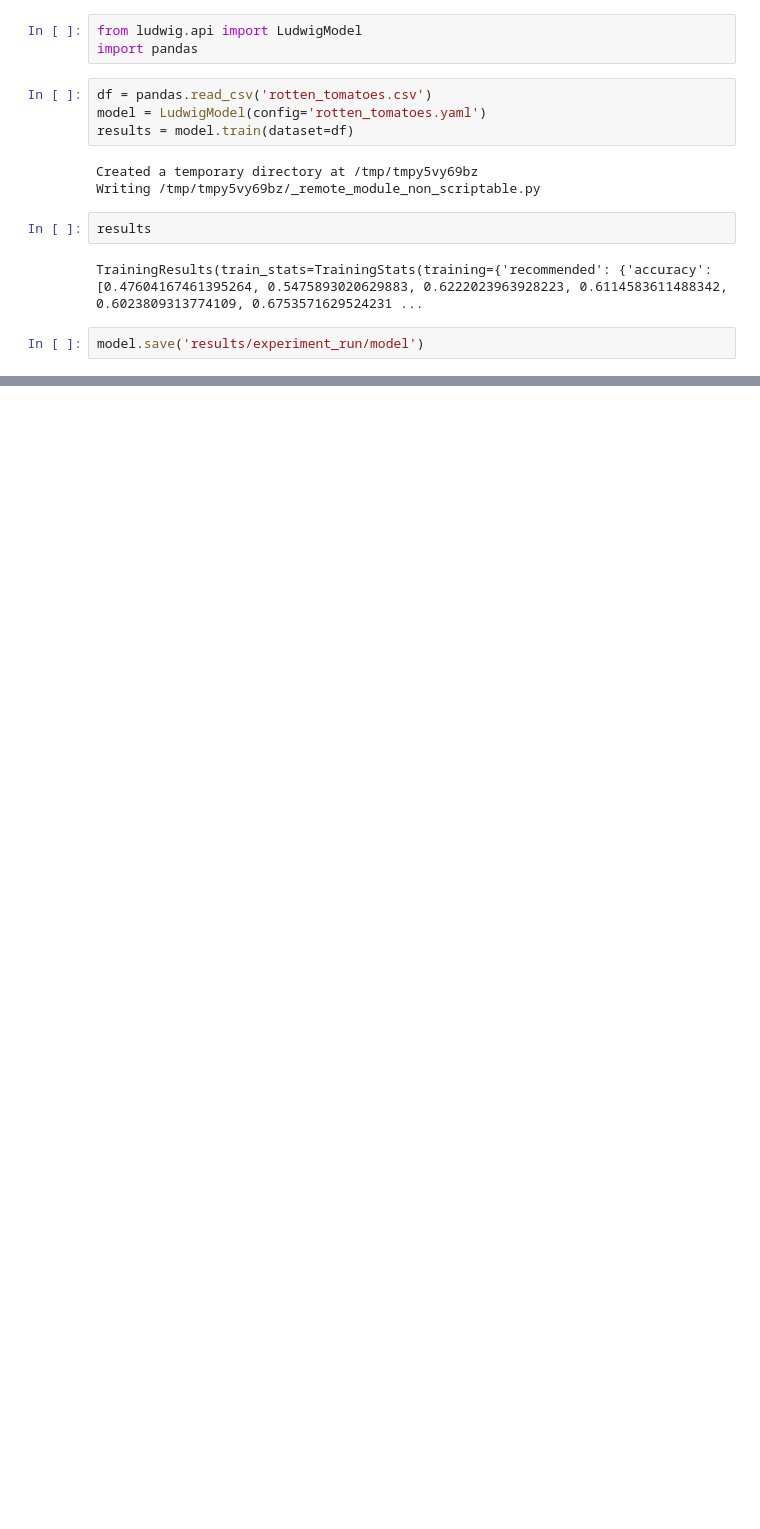
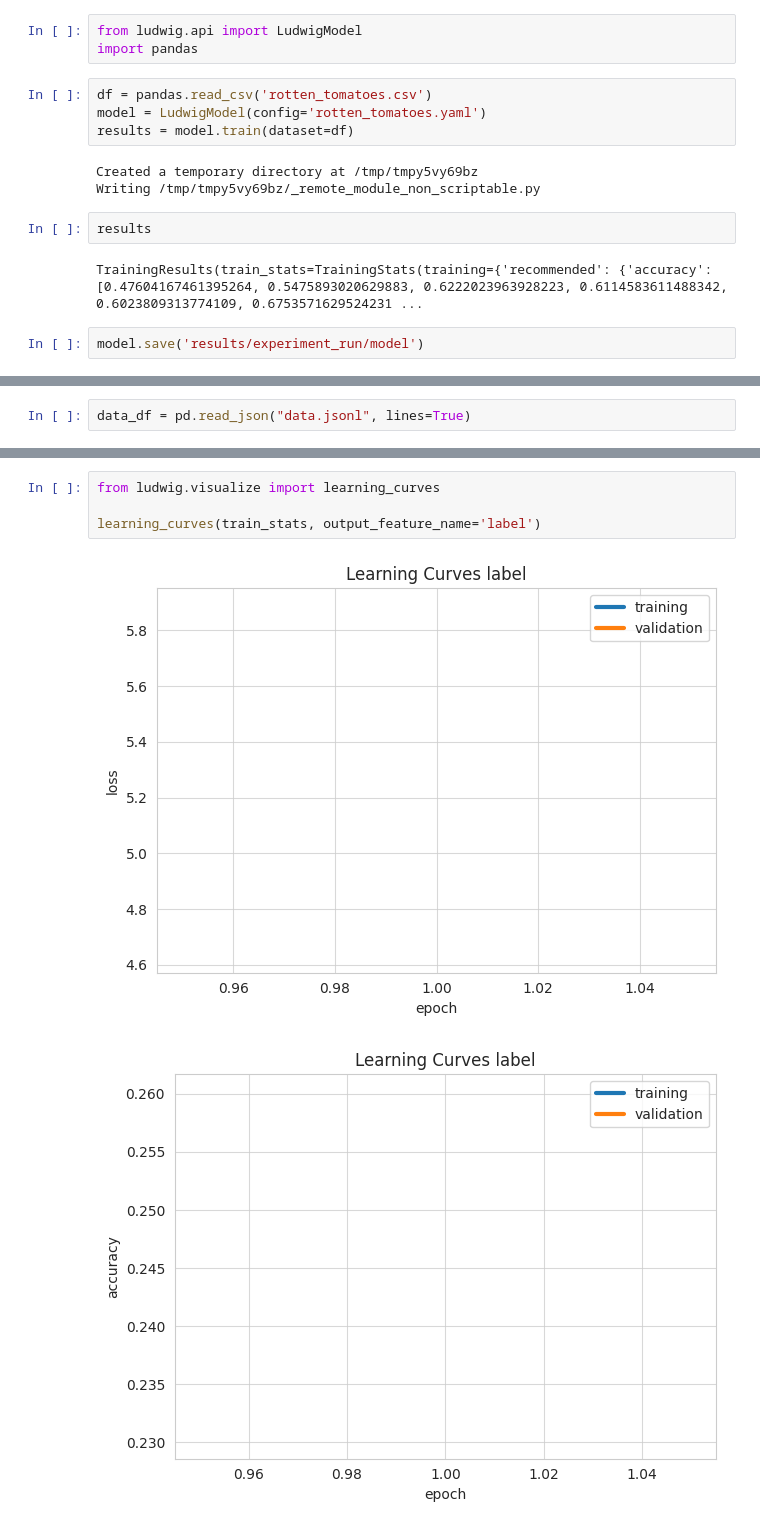
Before and after one commit to guptashrey/AutoML-with-Ludwig, a Jupyter notebook: ludwig_tutorial.ipynb, the cells around one changed output, grey strips where cells are left out. Cells and saved outputs as stored; diff of their text form; blank space fills up the shorter version.

```diff
--- a/ludwig_tutorial.ipynb
+++ b/ludwig_tutorial.ipynb
@@ -28,0 +34,2 @@ predictions.head()
+# %%
+data_df = pd.read_json("data.jsonl", lines=True)
@@ -28,0 +118,7 @@ predictions.head()
+# %%
+from ludwig.visualize import learning_curves
+
+learning_curves(train_stats, output_feature_name='label')
+# %% [output]
+[figure, added]
+[figure, added]
```
Also changed, not shown: parts of 9 cells of this notebook, 5 other files.
